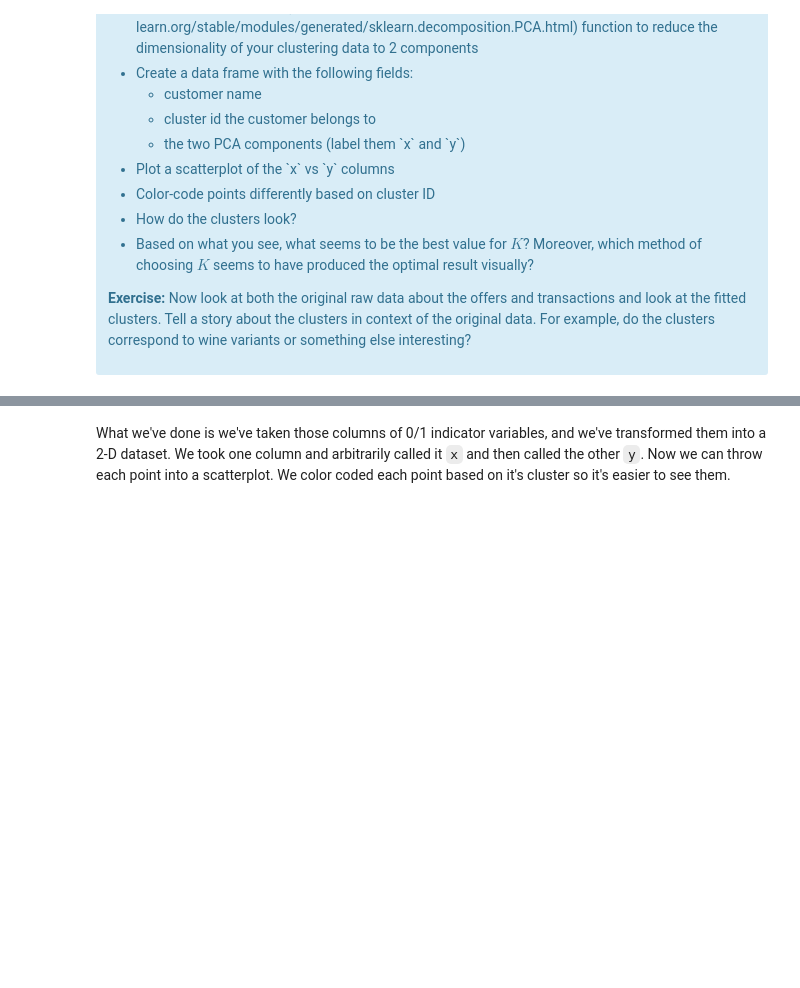
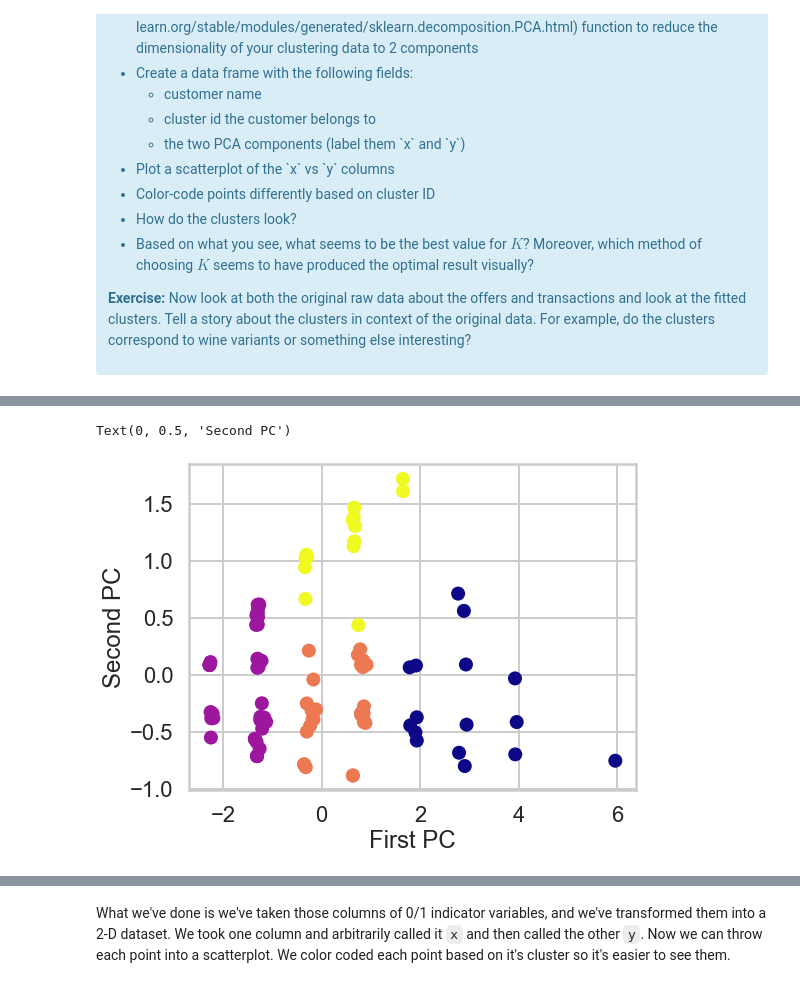
Before and after one commit to ranjeetkrnitk/SpringBoardTasks, a Jupyter notebook: Mini Projects/16.2.6/Mini_Project_Clustering.ipynb, the cells around one changed output, grey strips where cells are left out. Cells and saved outputs as stored; diff of their text form; code cells hidden in the pictures; blank space fills up the shorter version.

```diff
--- a/Mini Projects/16.2.6/Mini_Project_Clustering.ipynb
+++ b/Mini Projects/16.2.6/Mini_Project_Clustering.ipynb
@@ -175,0 +445,15 @@ This is only one use of PCA for dimension reduction. We can also use PCA when we
+# %%
+K = 4
+kmeans = KMeans(n_clusters = K).fit(x_pca)
+label = kmeans.fit_predict(x_pca)
+df = pd.DataFrame(x_pca, columns=['x','y'])
+df['name']= df_transactions['customer_name']
+df['label'] = label
+
+plt.figure(figsize=(8,6))
+plt.scatter(df['x'],df['y'],c=df['label'],cmap='plasma')
+plt.xlabel('First PC')
+plt.ylabel('Second PC')
+# %% [output]
+Text(0, 0.5, 'Second PC')
+[figure, added]
```
Also changed, not shown: parts of 32 cells of this notebook, 4 other files.
